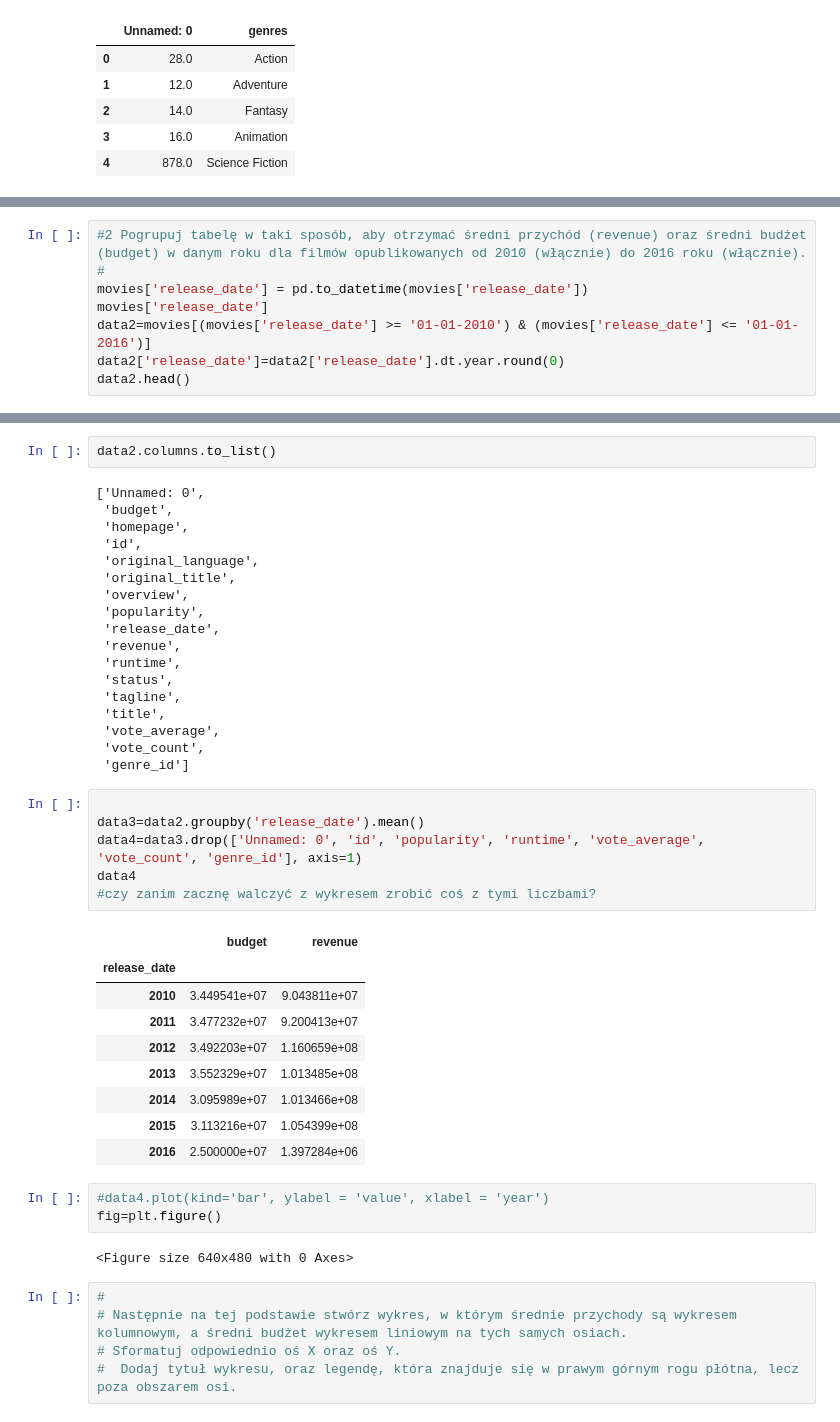
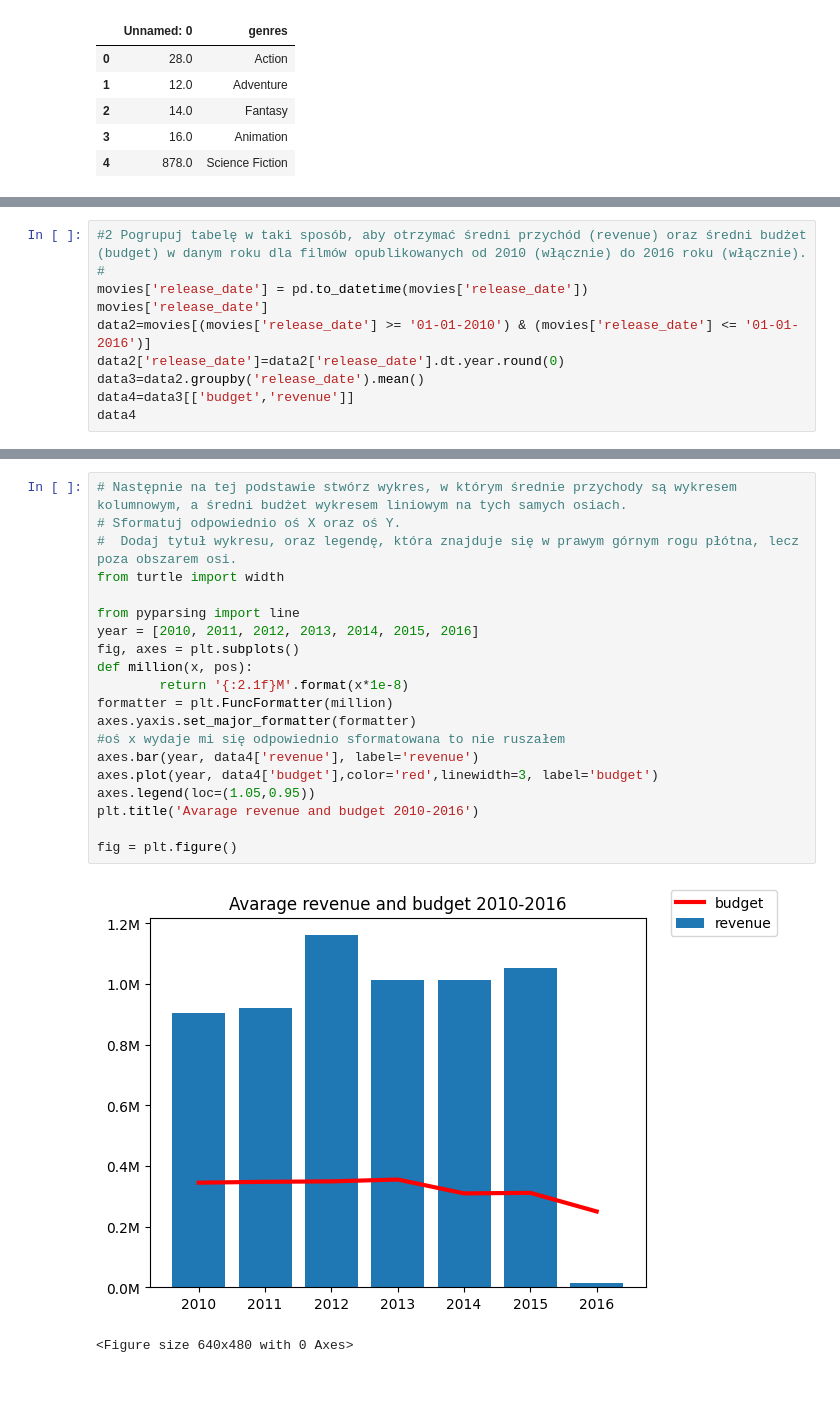
Before and after one commit to PiotrWitaszek/Matplotlib, a Jupyter notebook: Matplotlib.ipynb, the cells around one changed output, grey strips where cells are left out. Saved outputs shown, nothing was run; the diff lists cells and outputs as text; blank space fills up the shorter version.

Commit message:
First final version, although I'm not sure about the charts

```diff
--- a/Matplotlib.ipynb
+++ b/Matplotlib.ipynb
@@ -105,7 +50,9 @@ movies['release_date'] = pd.to_datetime(movies['release_date'])
 movies['release_date']
 data2=movies[(movies['release_date'] >= '01-01-2010') & (movies['release_date'] <= '01-01-2016')]
 data2['release_date']=data2['release_date'].dt.year.round(0)
-data2.head()
+data3=data2.groupby('release_date').mean()
+data4=data3[['budget','revenue']]
+data4
 # %% [output]
 A value is trying to be set on a copy of a slice from a DataFrame.
 Try using .loc[row_indexer,col_indexer] = value instead
@@ -121,46 +71,23 @@ See the caveats in the documentation: https://pandas.pydata.org/pandas-docs/stab
-# %%
-data2.columns.to_list()
-# %% [output]
-['Unnamed: 0',
- 'budget',
- 'homepage',
- 'id',
- 'original_language',
- 'original_title',
- 'overview',
- 'popularity',
- 'release_date',
- 'revenue',
- 'runtime',
- 'status',
- 'tagline',
- 'title',
- 'vote_average',
- 'vote_count',
- 'genre_id']
-# %%
-
-data3=data2.groupby('release_date').mean()
-data4=data3.drop(['Unnamed: 0', 'id', 'popularity', 'runtime', 'vote_average', 'vote_count', 'genre_id'], axis=1)
-data4
-#czy zanim zacznę walczyć z wykresem zrobić coś z tymi liczbami?
-# %% [output]
-|  | budget | revenue |
-| release_date |  |  |
-| 2010 | 3.449541e+07 | 9.043811e+07 |
-| 2011 | 3.477232e+07 | 9.200413e+07 |
-| 2012 | 3.492203e+07 | 1.160659e+08 |
-| 2013 | 3.552329e+07 | 1.013485e+08 |
-| 2014 | 3.095989e+07 | 1.013466e+08 |
-| 2015 | 3.113216e+07 | 1.054399e+08 |
-| 2016 | 2.500000e+07 | 1.397284e+06 |
-# %%
-#data4.plot(kind='bar', ylabel = 'value', xlabel = 'year')
-fig=plt.figure()
-# %% [output]
-<Figure size 640x480 with 0 Axes>
 # %%
-#
 # Następnie na tej podstawie stwórz wykres, w którym średnie przychody są wykresem kolumnowym, a średni budżet wykresem liniowym na tych samych osiach.
 # Sformatuj odpowiednio oś X oraz oś Y.
 #  Dodaj tytuł wykresu, oraz legendę, która znajduje się w prawym górnym rogu płótna, lecz poza obszarem osi.
+from turtle import width
+
+from pyparsing import line
+year = [2010, 2011, 2012, 2013, 2014, 2015, 2016]
+fig, axes = plt.subplots()
+def million(x, pos):
+        return '{:2.1f}M'.format(x*1e-8)
+formatter = plt.FuncFormatter(million)
+axes.yaxis.set_major_formatter(formatter)
+#oś x wydaje mi się odpowiednio sformatowana to nie ruszałem
+axes.bar(year, data4['revenue'], label='revenue')
+axes.plot(year, data4['budget'],color='red',linewidth=3, label='budget')
+axes.legend(loc=(1.05,0.95))
+plt.title('Avarage revenue and budget 2010-2016')
+
+fig = plt.figure()
+# %% [output]
+[figure, added]
+<Figure size 640x480 with 0 Axes>
```
Also changed, not shown: parts of 12 cells of this notebook.
